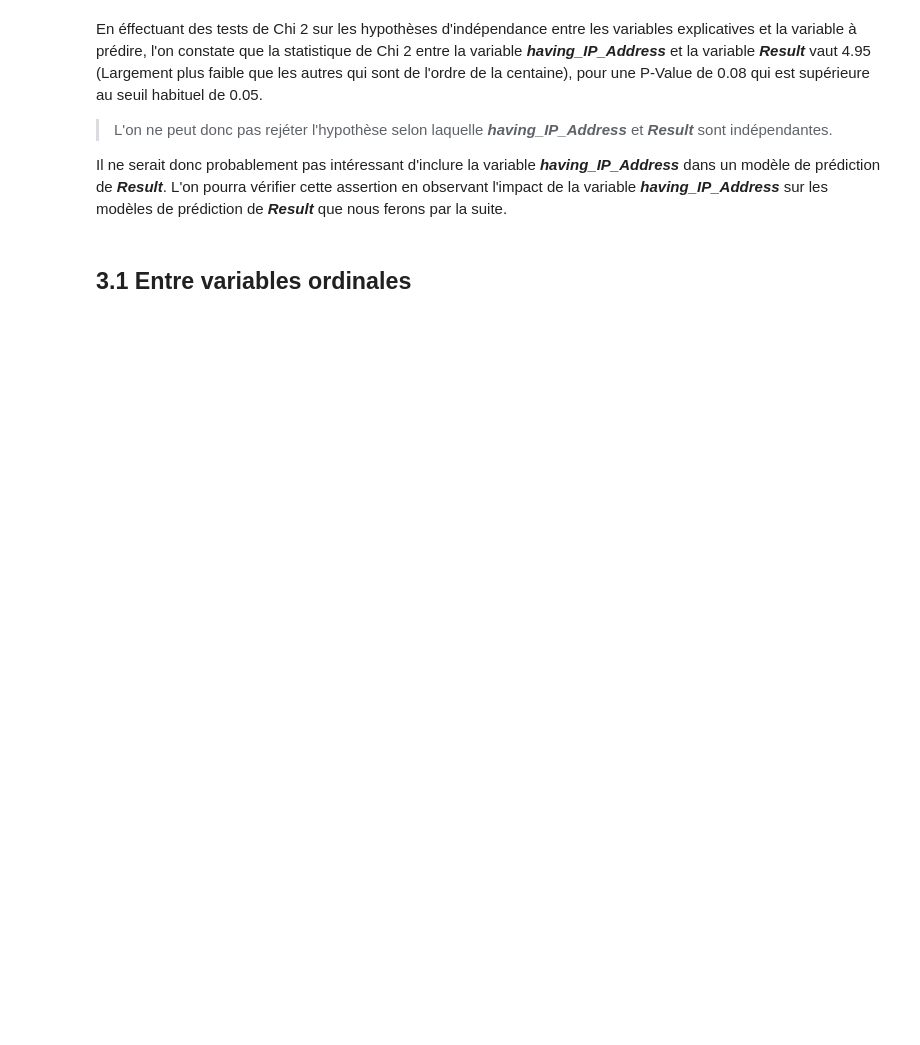
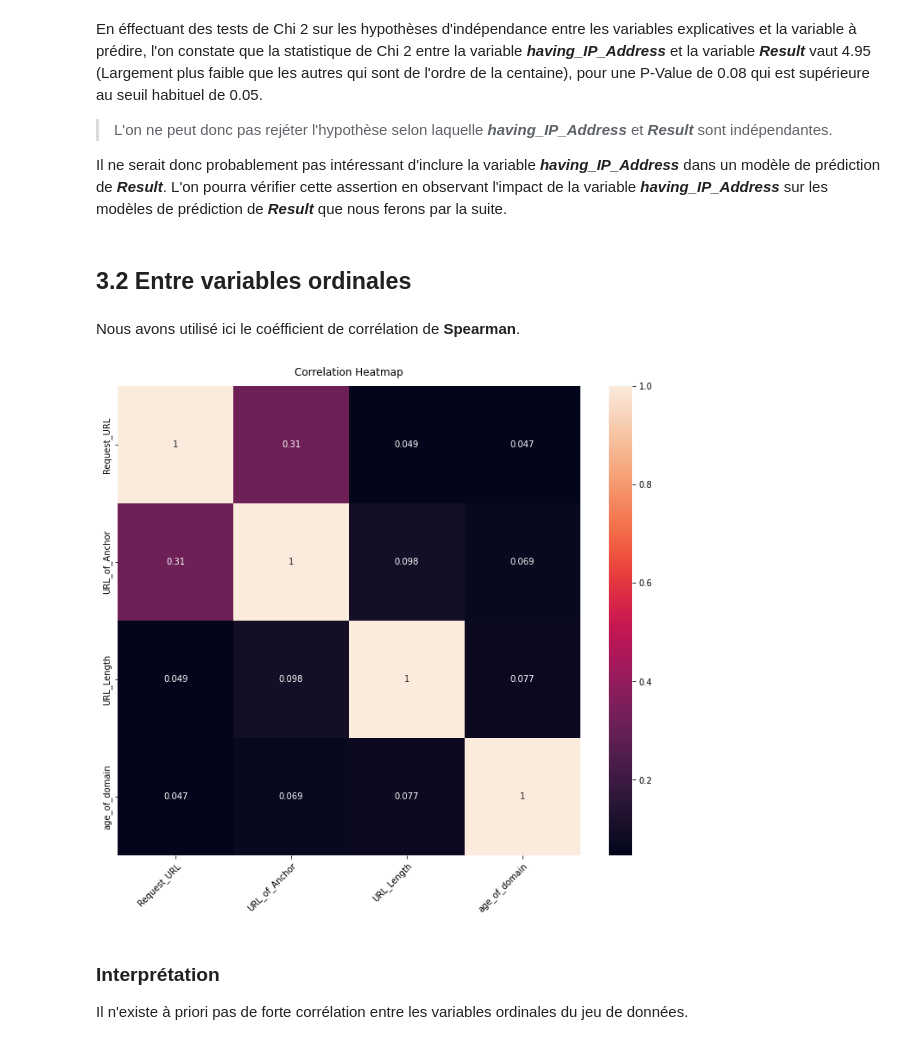
Before and after one commit to laurisdjilo/phising_website_detection, a Jupyter notebook: exploratory_analysis.ipynb, the cells around one changed output. Drawn from its saved outputs; the diff is of its cells as text; code cells hidden in the pictures; blank space fills up the shorter version.

```diff
--- a/exploratory_analysis.ipynb
+++ b/exploratory_analysis.ipynb
@@ -58,3 +58,9 @@ Wall time: 360 ms
 L'on observe que contrairement au cas des autres variables, la distribution de la variables ***Result*** reste la même quelque soit la valeur de la variable ***having_IP_Address***. Une étude des corrélations nous permettra d'évaluer s'il s'agit d'une indépendance entre ces deux variables.<br><br><br>
 # %% [markdown]
 # 3. Analyse des corrélations
+# %%
+def plot_corr_matrix(corr_matrix_df):
+    fig, ax = plt.subplots(figsize=(12, 10))
+    plt.setp(ax.get_xticklabels(), rotation=45, ha="right", rotation_mode="anchor")
+    heatmap = sns.heatmap(np.array(corr_matrix_df.values, dtype=float), annot=True, xticklabels=corr_matrix_df.columns, yticklabels=corr_matrix_df.columns)
+    heatmap.set_title('Correlation Heatmap', fontdict={'fontsize':12}, pad=12)
@@ -81,12 +89,5 @@ def corr_matrix(df):
             else:
                 corr[var1][var2] = corr[var2][var1] = round(cramers_v(df[var1], df[var2]), 2)
     return corr
-# %%
-def plot_corr_matrix(df):
-    fig, ax = plt.subplots(figsize=(12, 10))
-    corr = corr_matrix(df)
-    plt.setp(ax.get_xticklabels(), rotation=45, ha="right", rotation_mode="anchor")
-    heatmap = sns.heatmap(np.array(corr.values, dtype=float), annot=True, xticklabels=df.columns, yticklabels=df.columns)
-    heatmap.set_title('Correlation Heatmap', fontdict={'fontsize':12}, pad=12)
 # %%
 %%time
@@ -129,4 +125,18 @@ En éffectuant des tests de Chi 2 sur les hypothèses d'indépendance entre les
 
 Il ne serait donc probablement pas intéressant d'inclure la variable ***having_IP_Address*** dans un modèle de prédiction de ***Result***. L'on pourra vérifier cette assertion en observant l'impact de la variable ***having_IP_Address*** sur les modèles de prédiction de ***Result*** que nous ferons par la suite.
 # %% [markdown]
-## 3.1 Entre variables ordinales
+## 3.2 Entre variables ordinales
+# %% [markdown]
+Nous avons utilisé ici le coéfficient de corrélation de **Spearman**.
+# %%
+ordinal_vars = ['Request_URL', 'URL_of_Anchor', 'URL_Length', 'age_of_domain']
+
+ordinal_df = df[ordinal_vars].copy()
+ordinal_df = ordinal_df.applymap(lambda x: float(x))
+
+plot_corr_matrix(ordinal_df.corr(method='spearman'))
+# %% [output]
+[figure, added]
+# %% [markdown]
+### **Interprétation**
+Il n'existe à priori pas de forte corrélation entre les variables ordinales du jeu de données.
```
Also changed, not shown: parts of 8 cells of this notebook, 2 other files.
